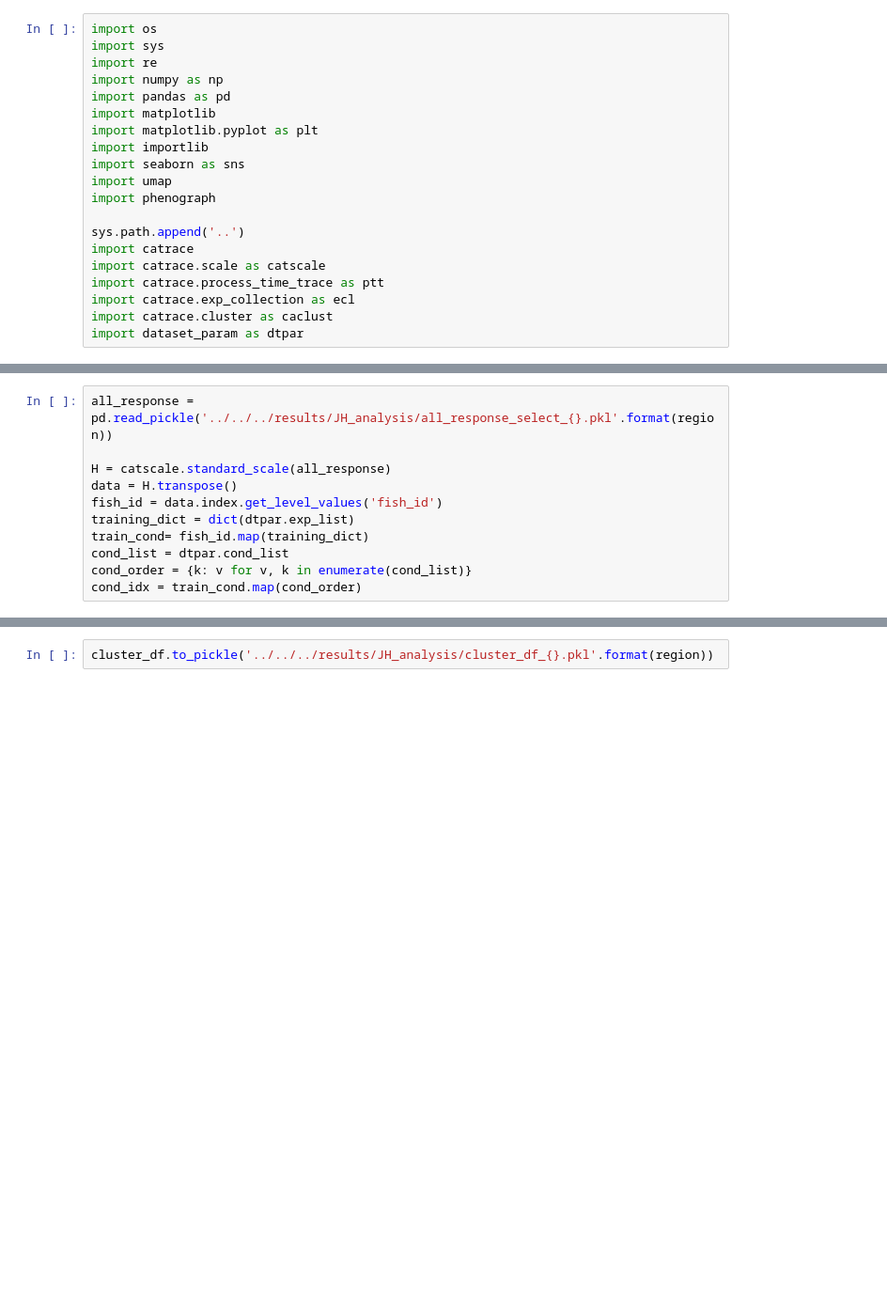
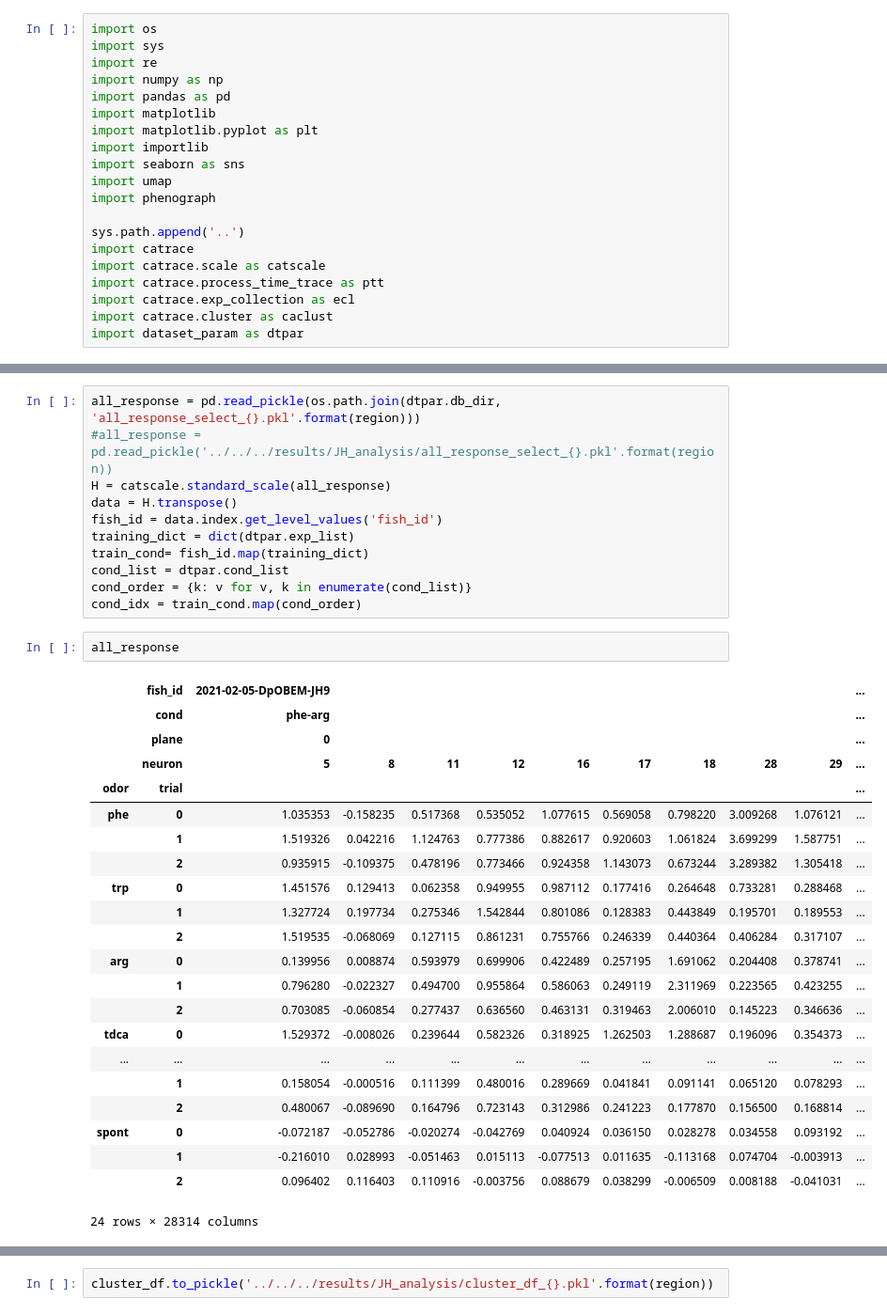
Before and after one commit to aloejhb/catrace, a Jupyter notebook: notebooks/tuning_curve_OB.ipynb, the cells around one changed output, grey strips where cells are left out. Shown: that part at 94% size. Drawn from its saved outputs; the diff is of its cells as text; blank space fills up the shorter version.

```diff
--- a/notebooks/tuning_curve_OB.ipynb
+++ b/notebooks/tuning_curve_OB.ipynb
@@ -35,6 +106,6 @@ if compute_response:
 # %%
-all_response = pd.read_pickle('../../../results/JH_analysis/all_response_select_{}.pkl'.format(region))
-
+all_response = pd.read_pickle(os.path.join(dtpar.db_dir, 'all_response_select_{}.pkl'.format(region)))
+#all_response = pd.read_pickle('../../../results/JH_analysis/all_response_select_{}.pkl'.format(region))
 H = catscale.standard_scale(all_response)
 data = H.transpose()
 fish_id = data.index.get_level_values('fish_id')
@@ -43,4 +114,29 @@ train_cond= fish_id.map(training_dict)
 cond_list = dtpar.cond_list
 cond_order = {k: v for v, k in enumerate(cond_list)}
 cond_idx = train_cond.map(cond_order)
+# %%
+all_response
+# %% [output]
+|  | fish_id | 2021-02-05-DpOBEM-JH9 |  |  |  |  |  |  |  |  | ... |
+|  | cond | phe-arg |  |  |  |  |  |  |  |  | ... |
+|  | plane | 0 |  |  |  |  |  |  |  |  | ... |
+|  | neuron | 5 | 8 | 11 | 12 | 16 | 17 | 18 | 28 | 29 | ... |
+| odor | trial |  |  |  |  |  |  |  |  |  | ... |
+| phe | 0 | 1.035353 | -0.158235 | 0.517368 | 0.535052 | 1.077615 | 0.569058 | 0.798220 | 3.009268 | 1.076121 | ... |
+|  | 1 | 1.519326 | 0.042216 | 1.124763 | 0.777386 | 0.882617 | 0.920603 | 1.061824 | 3.699299 | 1.587751 | ... |
+|  | 2 | 0.935915 | -0.109375 | 0.478196 | 0.773466 | 0.924358 | 1.143073 | 0.673244 | 3.289382 | 1.305418 | ... |
+| trp | 0 | 1.451576 | 0.129413 | 0.062358 | 0.949955 | 0.987112 | 0.177416 | 0.264648 | 0.733281 | 0.288468 | ... |
+|  | 1 | 1.327724 | 0.197734 | 0.275346 | 1.542844 | 0.801086 | 0.128383 | 0.443849 | 0.195701 | 0.189553 | ... |
+|  | 2 | 1.519535 | -0.068069 | 0.127115 | 0.861231 | 0.755766 | 0.246339 | 0.440364 | 0.406284 | 0.317107 | ... |
+| arg | 0 | 0.139956 | 0.008874 | 0.593979 | 0.699906 | 0.422489 | 0.257195 | 1.691062 | 0.204408 | 0.378741 | ... |
+|  | 1 | 0.796280 | -0.022327 | 0.494700 | 0.955864 | 0.586063 | 0.249119 | 2.311969 | 0.223565 | 0.423255 | ... |
+|  | 2 | 0.703085 | -0.060854 | 0.277437 | 0.636560 | 0.463131 | 0.319463 | 2.006010 | 0.145223 | 0.346636 | ... |
+| tdca | 0 | 1.529372 | -0.008026 | 0.239644 | 0.582326 | 0.318925 | 1.262503 | 1.288687 | 0.196096 | 0.354373 | ... |
+| ... | ... | ... | ... | ... | ... | ... | ... | ... | ... | ... | ... |
+|  | 1 | 0.158054 | -0.000516 | 0.111399 | 0.480016 | 0.289669 | 0.041841 | 0.091141 | 0.065120 | 0.078293 | ... |
+|  | 2 | 0.480067 | -0.089690 | 0.164796 | 0.723143 | 0.312986 | 0.241223 | 0.177870 | 0.156500 | 0.168814 | ... |
+| spont | 0 | -0.072187 | -0.052786 | -0.020274 | -0.042769 | 0.040924 | 0.036150 | 0.028278 | 0.034558 | 0.093192 | ... |
+|  | 1 | -0.216010 | 0.028993 | -0.051463 | 0.015113 | -0.077513 | 0.011635 | -0.113168 | 0.074704 | -0.003913 | ... |
+|  | 2 | 0.096402 | 0.116403 | 0.110916 | -0.003756 | 0.088679 | 0.038299 | -0.006509 | 0.008188 | -0.041031 | ... |
+24 rows × 28314 columns
 # %%
```
Also changed, not shown: parts of 11 cells of this notebook, 1 other file.
